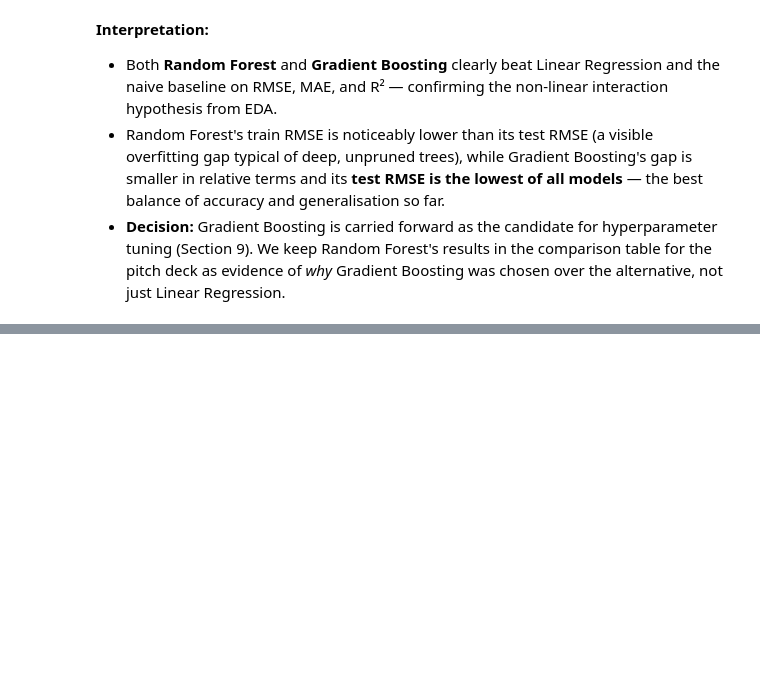
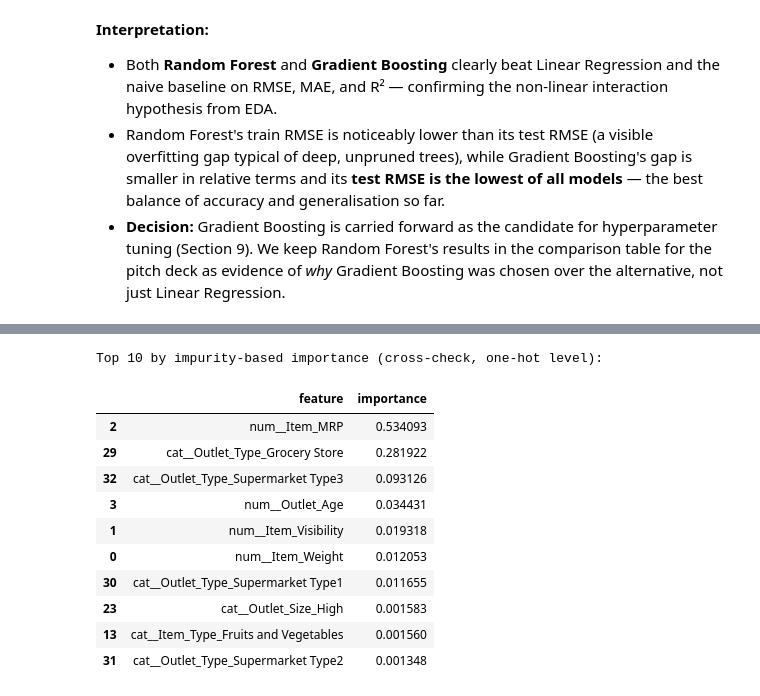
Before and after one commit to marcusteoh/bigmart-sales-predictor, a Jupyter notebook: BigMart_Sales_Prediction.ipynb, the cells around one changed output, grey strips where cells are left out. Saved outputs shown, nothing was run; the diff lists cells and outputs as text; code cells hidden in the pictures; blank space fills up the shorter version.

```diff
--- a/BigMart_Sales_Prediction.ipynb
+++ b/BigMart_Sales_Prediction.ipynb
@@ -750,0 +796,20 @@ Gradient Boosting    train RMSE:    995.3   test RMSE:  1,039.1   gap:    43.8
+# %%
+gb_feature_names = gb_pipe.named_steps["pre"].get_feature_names_out()
+gb_importances = gb_pipe.named_steps["model"].feature_importances_
+impurity_df = pd.DataFrame({"feature": gb_feature_names, "importance": gb_importances}) \
+    .sort_values("importance", ascending=False).head(10)
+print("Top 10 by impurity-based importance (cross-check, one-hot level):")
+impurity_df
+# %% [output]
+Top 10 by impurity-based importance (cross-check, one-hot level):
+|  | feature | importance |
+| 2 | num__Item_MRP | 0.534093 |
+| 29 | cat__Outlet_Type_Grocery Store | 0.281922 |
+| 32 | cat__Outlet_Type_Supermarket Type3 | 0.093126 |
+| 3 | num__Outlet_Age | 0.034431 |
+| 1 | num__Item_Visibility | 0.019318 |
+| 0 | num__Item_Weight | 0.012053 |
+| 30 | cat__Outlet_Type_Supermarket Type1 | 0.011655 |
+| 23 | cat__Outlet_Size_High | 0.001583 |
+| 13 | cat__Item_Type_Fruits and Vegetables | 0.001560 |
+| 31 | cat__Outlet_Type_Supermarket Type2 | 0.001348 |
```
Also changed, not shown: parts of 5 cells of this notebook.
